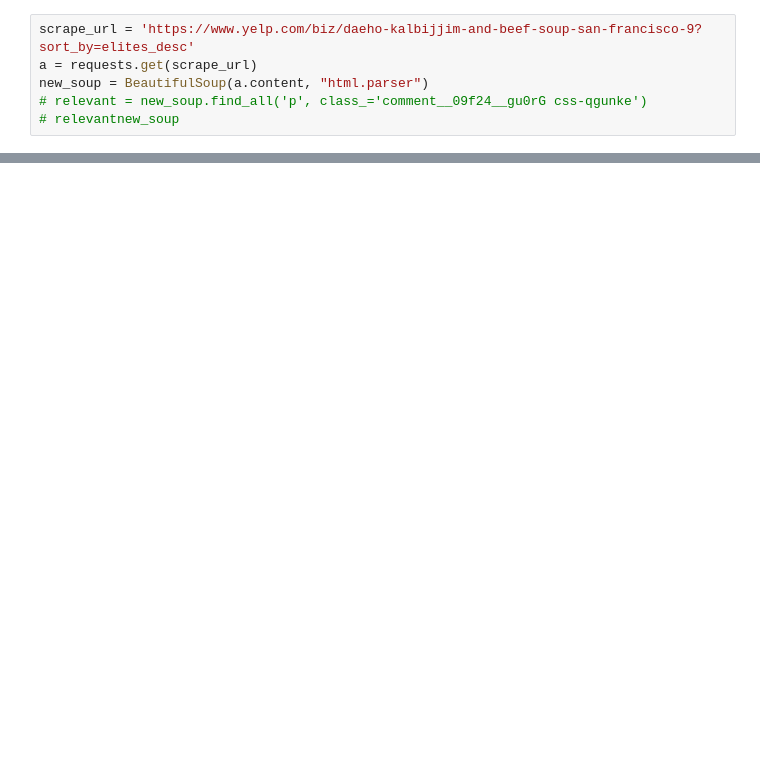
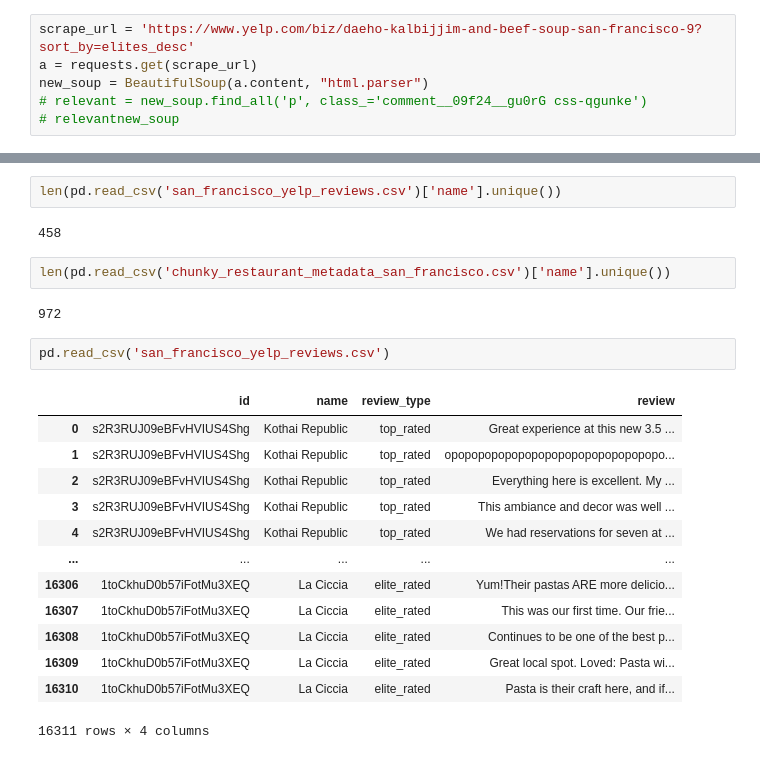
Before and after one commit to kayhanliao/DimSummary, a Jupyter notebook: data_engineering/yelp_api.ipynb, the cells around one changed output, grey strips where cells are left out. Saved outputs shown, nothing was run; the diff lists cells and outputs as text; blank space fills up the shorter version.

```diff
--- a/data_engineering/yelp_api.ipynb
+++ b/data_engineering/yelp_api.ipynb
@@ -253,0 +596,24 @@ Not sure why tables were seated and orders were being taken by people in line fi
+# %%
+len(pd.read_csv('san_francisco_yelp_reviews.csv')['name'].unique())
+# %% [output]
+458
+# %%
+len(pd.read_csv('chunky_restaurant_metadata_san_francisco.csv')['name'].unique())
+# %% [output]
+972
+# %%
+pd.read_csv('san_francisco_yelp_reviews.csv')
+# %% [output]
+|  | id | name | review_type | review |
+| 0 | s2R3RUJ09eBFvHVIUS4Shg | Kothai Republic | top_rated | Great experience at this new 3.5 ... |
+| 1 | s2R3RUJ09eBFvHVIUS4Shg | Kothai Republic | top_rated | opopopopopopopopopopopopopopopopo... |
+| 2 | s2R3RUJ09eBFvHVIUS4Shg | Kothai Republic | top_rated | Everything here is excellent. My ... |
+| 3 | s2R3RUJ09eBFvHVIUS4Shg | Kothai Republic | top_rated | This ambiance and decor was well ... |
+| 4 | s2R3RUJ09eBFvHVIUS4Shg | Kothai Republic | top_rated | We had reservations for seven at ... |
+| ... | ... | ... | ... | ... |
+| 16306 | 1toCkhuD0b57iFotMu3XEQ | La Ciccia | elite_rated | Yum!Their pastas ARE more delicio... |
+| 16307 | 1toCkhuD0b57iFotMu3XEQ | La Ciccia | elite_rated | This was our first time. Our frie... |
+| 16308 | 1toCkhuD0b57iFotMu3XEQ | La Ciccia | elite_rated | Continues to be one of the best p... |
+| 16309 | 1toCkhuD0b57iFotMu3XEQ | La Ciccia | elite_rated | Great local spot. Loved: Pasta wi... |
+| 16310 | 1toCkhuD0b57iFotMu3XEQ | La Ciccia | elite_rated | Pasta is their craft here, and if... |
+16311 rows × 4 columns
```
Also changed, not shown: parts of 63 cells of this notebook, 8 other files.
